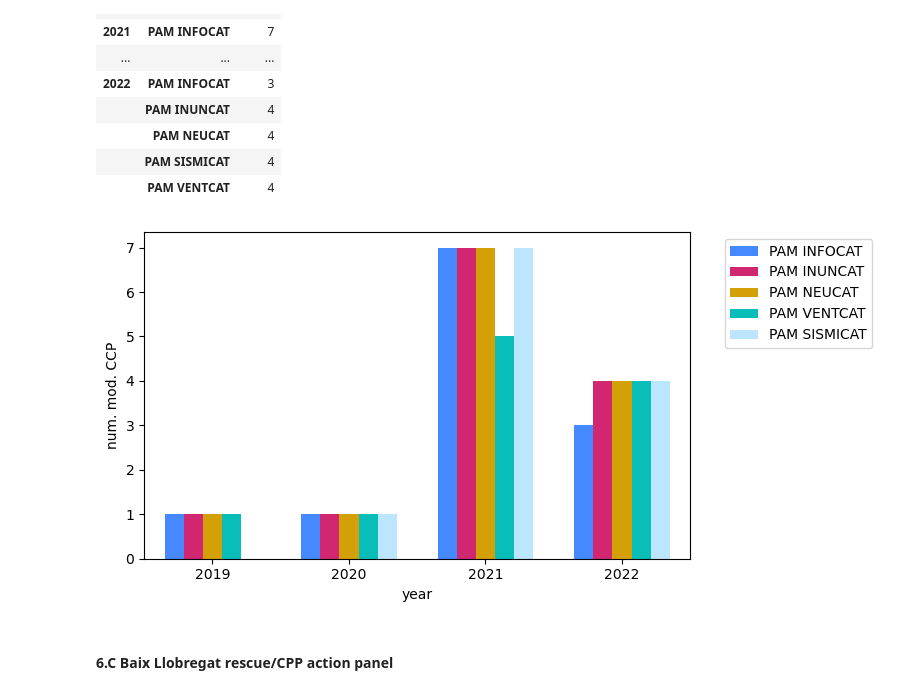
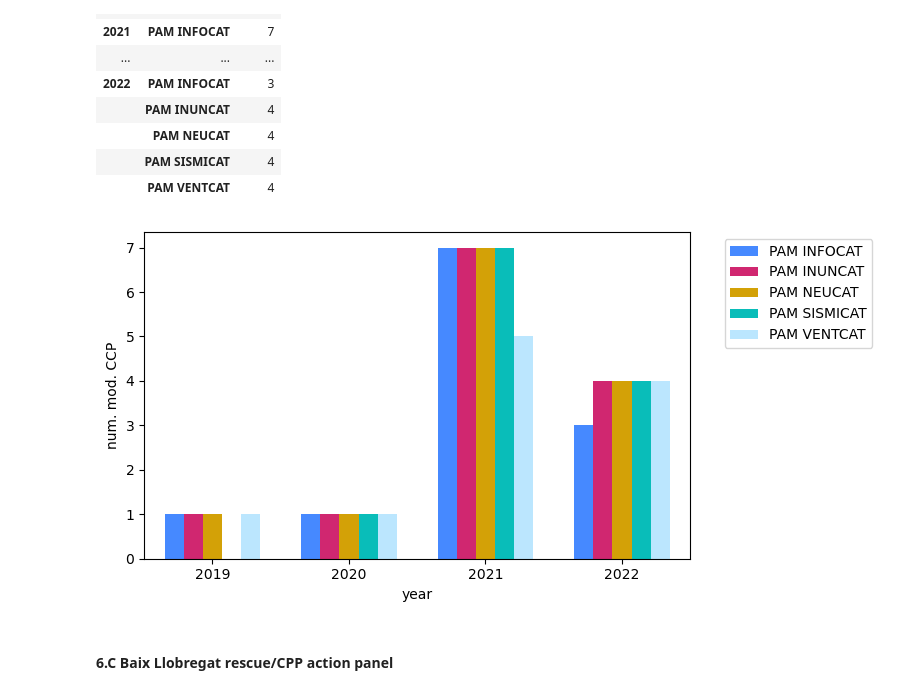
Before and after one commit to belenmvinhas/AVDM_ioib, a Jupyter notebook: ot/civil_protection_plans.ipynb, the cells around one changed output. Saved outputs shown, nothing was run; the diff lists cells and outputs as text; code cells hidden in the pictures.

```diff
--- a/ot/civil_protection_plans.ipynb
+++ b/ot/civil_protection_plans.ipynb
@@ -875,21 +878,22 @@ grouped_by_years_ccp_bl
 # %%
 # Create a bar plot. Use a colorblind palette to represent categorical data.
 plt.figure(figsize=(8, 4))
+hue_order = ["PAM INFOCAT", "PAM INUNCAT", "PAM NEUCAT", "PAM SISMICAT", "PAM VENTCAT"]
 alternative_palette = ["#4689ff", "#d02770", "#d3a107", "#09bdb9", "#bbe6fe"]
 customPalette = sns.set_palette(sns.color_palette(alternative_palette))
-sns.barplot(x='ANY', y='Estat', hue='Nom del pla', data=grouped_by_years_ccp_bl, palette = customPalette, saturation = 1, width = 0.7)
+sns.barplot(x='ANY', y='Estat', hue='Nom del pla', data=grouped_by_years_ccp_bl, hue_order = hue_order ,palette = customPalette, saturation = 1, width = 0.7)
 
 # Set plot labels and title
 plt.xlabel('year')
 plt.ylabel('num. mod. CCP')
 plt.legend(bbox_to_anchor=(1.05, 1), loc='upper left')
 
 # Save and show the plot
 plt.tight_layout()
 plt.savefig("figures/cpp_baix_llobregat.pdf")
 plt.show()
 # %% [output]
-[figure, old version]
+[figure, new version]
 # %% [markdown]
 #### 6.C Baix Llobregat rescue/CPP action panel
 # %%
```
Also changed, not shown: parts of 19 cells of this notebook, 11 other files.
